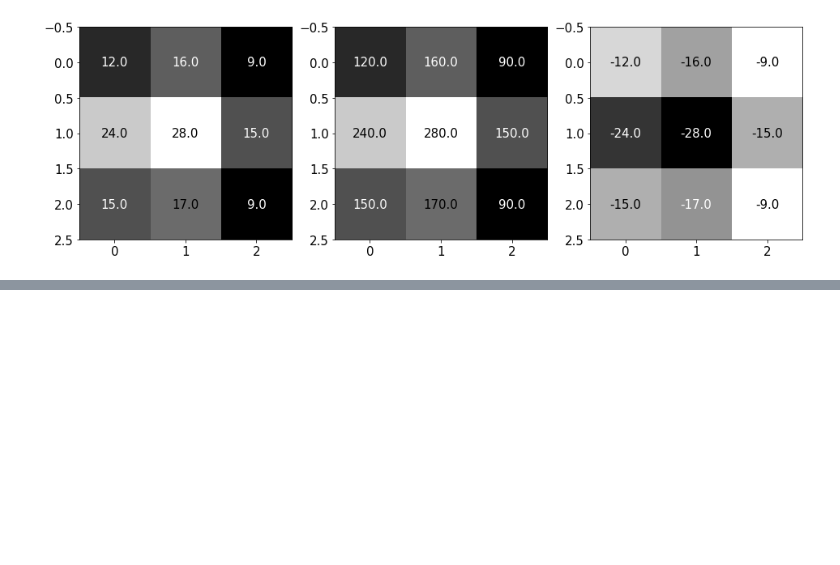
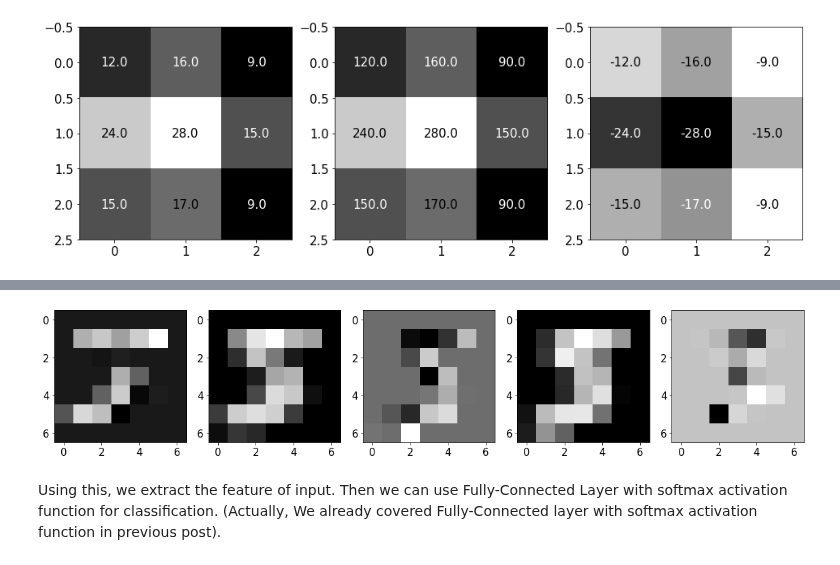
Before and after one commit to goodboychan/goodboychan.github.io, a Jupyter notebook: _notebooks/2020-10-07-01-CNN-Basic.ipynb, the cells around one changed output, grey strips where cells are left out. Saved outputs shown, nothing was run; the diff lists cells and outputs as text; code cells hidden in the pictures; blank space fills up the shorter version.

```diff
--- a/_notebooks/2020-10-07-01-CNN-Basic.ipynb
+++ b/_notebooks/2020-10-07-01-CNN-Basic.ipynb
@@ -223,0 +340,12 @@ WIP
+# %%
+feature_maps = np.swapaxes(output2, 0, 3)
+
+fig, ax = plt.subplots(1, 5)
+for i, feature_map in enumerate(feature_maps):
+    ax[i].imshow(feature_map.reshape(7, 7), cmap='gray')
+plt.tight_layout()
+plt.show()
+# %% [output]
+[figure, added]
+# %% [markdown]
+Using this, we extract the feature of input. Then we can use Fully-Connected Layer with softmax activation function for classification. (Actually, We already covered Fully-Connected layer with softmax activation function in previous post).
```
Also changed, not shown: parts of 19 cells of this notebook, 2 other files.
